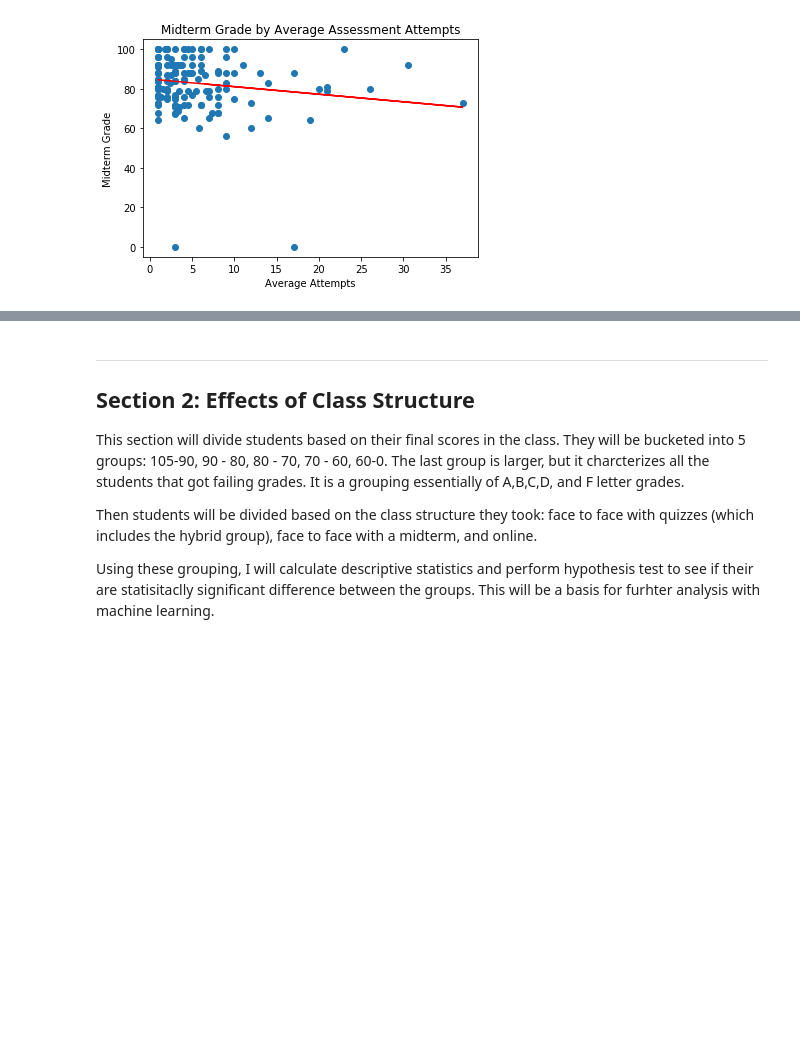
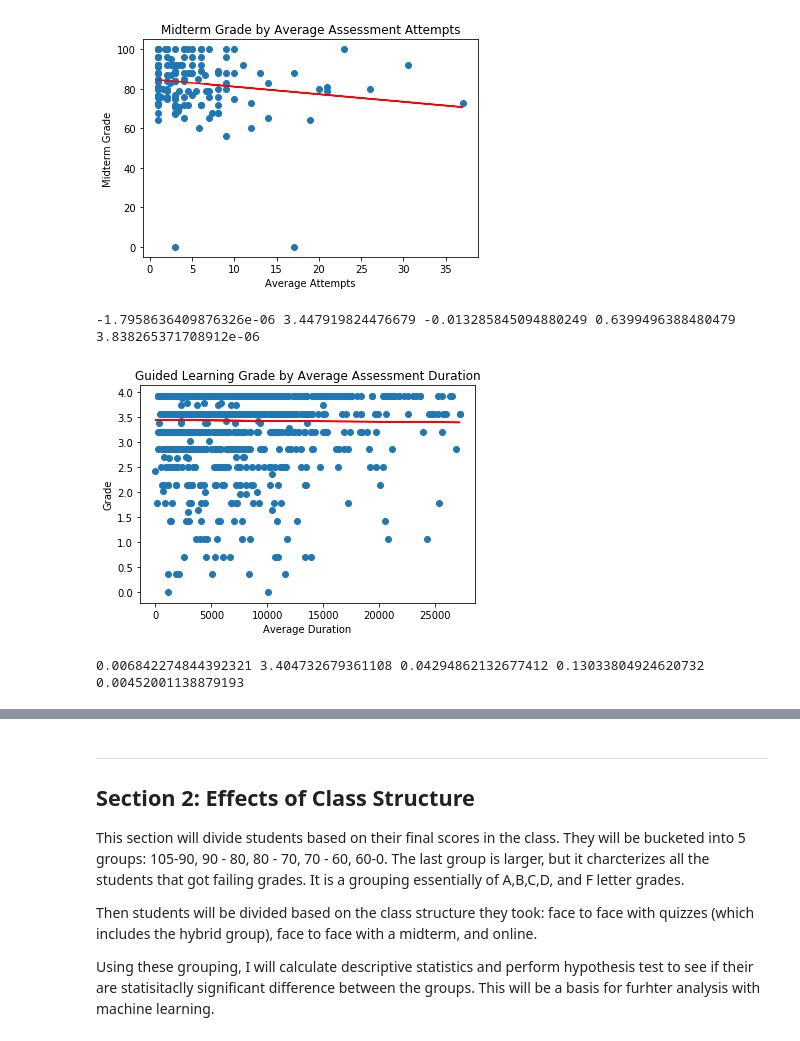
Before and after one commit to erowe99/springboard, a Jupyter notebook: Unit 6/Statistical Analysis.ipynb, the cells around one changed output, grey strips where cells are left out. Saved outputs shown, nothing was run; the diff lists cells and outputs as text; code cells hidden in the pictures; blank space fills up the shorter version.

```diff
--- a/Unit 6/Statistical Analysis.ipynb
+++ b/Unit 6/Statistical Analysis.ipynb
@@ -419,0 +424,28 @@ signifcant, the r-values were two close to zero, and the slopes were too close t
+# %%
+student_avg_guided_learning = pd.DataFrame(detailed_grades.iloc[:, 6:20].sum(axis = 1)/len(detailed_grades.iloc[:, 6:20].columns))
+student_avg_guided_learning.columns = ['avg_grade']
+guided_learning_by_attempts = pd.merge(student_avg_attempt, student_avg_guided_learning, left_on = ['user_param_external_user_id'], right_on = ['User_param_external_user_id'], how = 'inner')
+guided_learning_by_duration = pd.merge(student_avg_duration_all, student_avg_guided_learning, left_on = ['user_param_external_user_id'], right_on = ['User_param_external_user_id'], how = 'inner')
+# %%
+x = guided_learning_by_duration['avg_duration']
+y = guided_learning_by_duration['avg_grade']
+slope, intercept, r_value, p_value, std_err = stats.linregress(x,y)
+print(slope, intercept, r_value, p_value, std_err)
+# %% [output]
+-1.7958636409876326e-06 3.447919824476679 -0.013285845094880249 0.6399496388480479 3.838265371708912e-06
+# %%
+_ = plt.scatter(x, y)
+_ = plt.plot(x, intercept + slope * x, color = 'red')
+_ = plt.title('Guided Learning Grade by Average Assessment Duration')
+_ = plt.xlabel('Average Duration')
+_ = plt.ylabel('Grade')
+plt.show()
+# %% [output]
+[figure, added]
+# %%
+x = guided_learning_by_attempts['avg_attempts']
+y = guided_learning_by_attempts['avg_grade']
+slope, intercept, r_value, p_value, std_err = stats.linregress(x,y)
+print(slope, intercept, r_value, p_value, std_err)
+# %% [output]
+0.006842274844392321 3.404732679361108 0.04294862132677412 0.13033804924620732 0.00452001138879193
```
Also changed, not shown: parts of 28 cells of this notebook.
